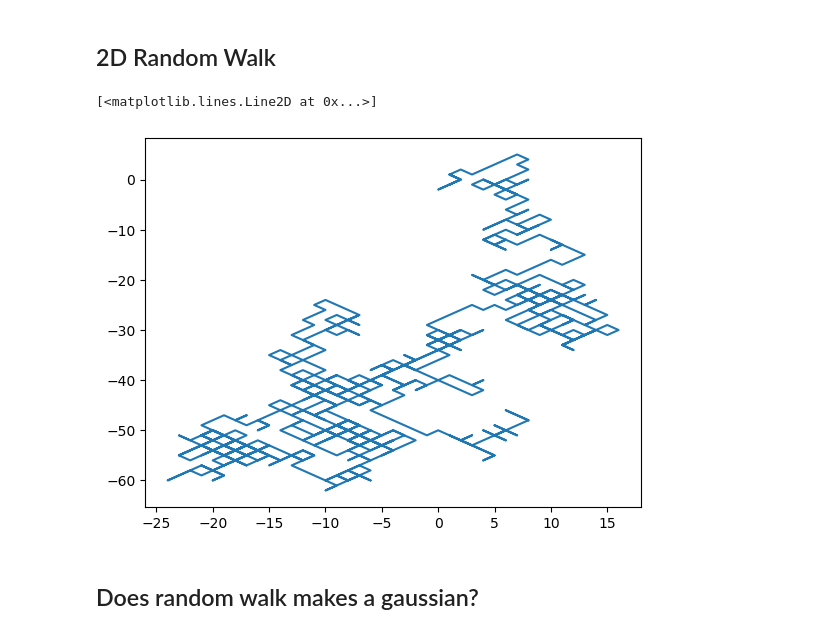
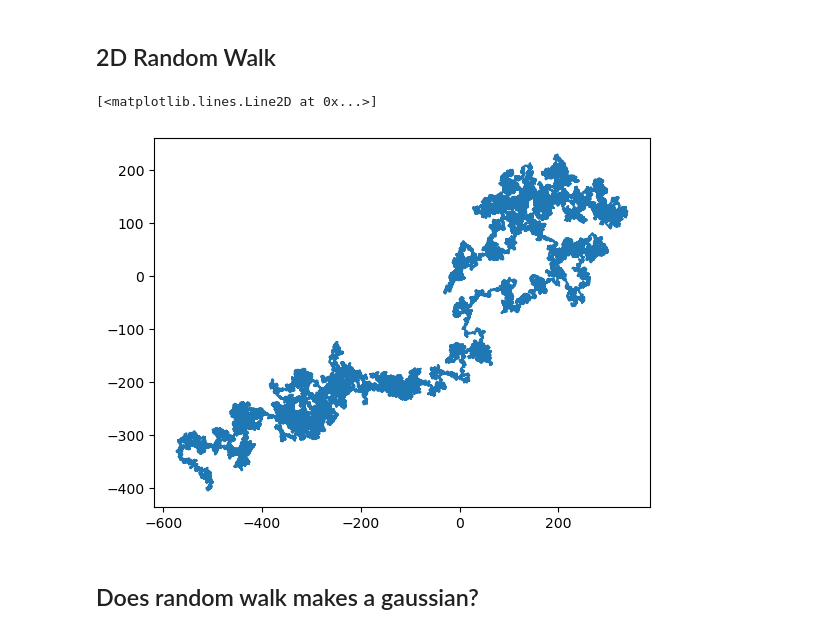
Before and after one commit to ramanujraman/Random-Walker, a Jupyter notebook: Random Walk Problem.ipynb, the cells around one changed output. Cells and saved outputs as stored; diff of their text form; code cells hidden in the pictures.

```diff
--- a/Random Walk Problem.ipynb
+++ b/Random Walk Problem.ipynb
@@ -19,15 +19,15 @@ Text(0, 0.5, 'Displacement from origin')
 # %% [markdown]
 ## 2D Random Walk
 # %%
-N=1000
+N=100000
 a1=np.random.randint(0,2,N)
 a2=np.random.randint(0,2,N)
 y1=np.cumsum(2*a1-1)
 y2=np.cumsum(2*a2-1)
 plt.plot(y1,y2)
 # %% [output]
 [<matplotlib.lines.Line2D at 0x...>]
-[figure, old version]
+[figure, new version]
 # %% [markdown]
 ## Does random walk makes a gaussian?
 # %% [markdown]
```
Also changed, not shown: parts of 3 cells of this notebook.
